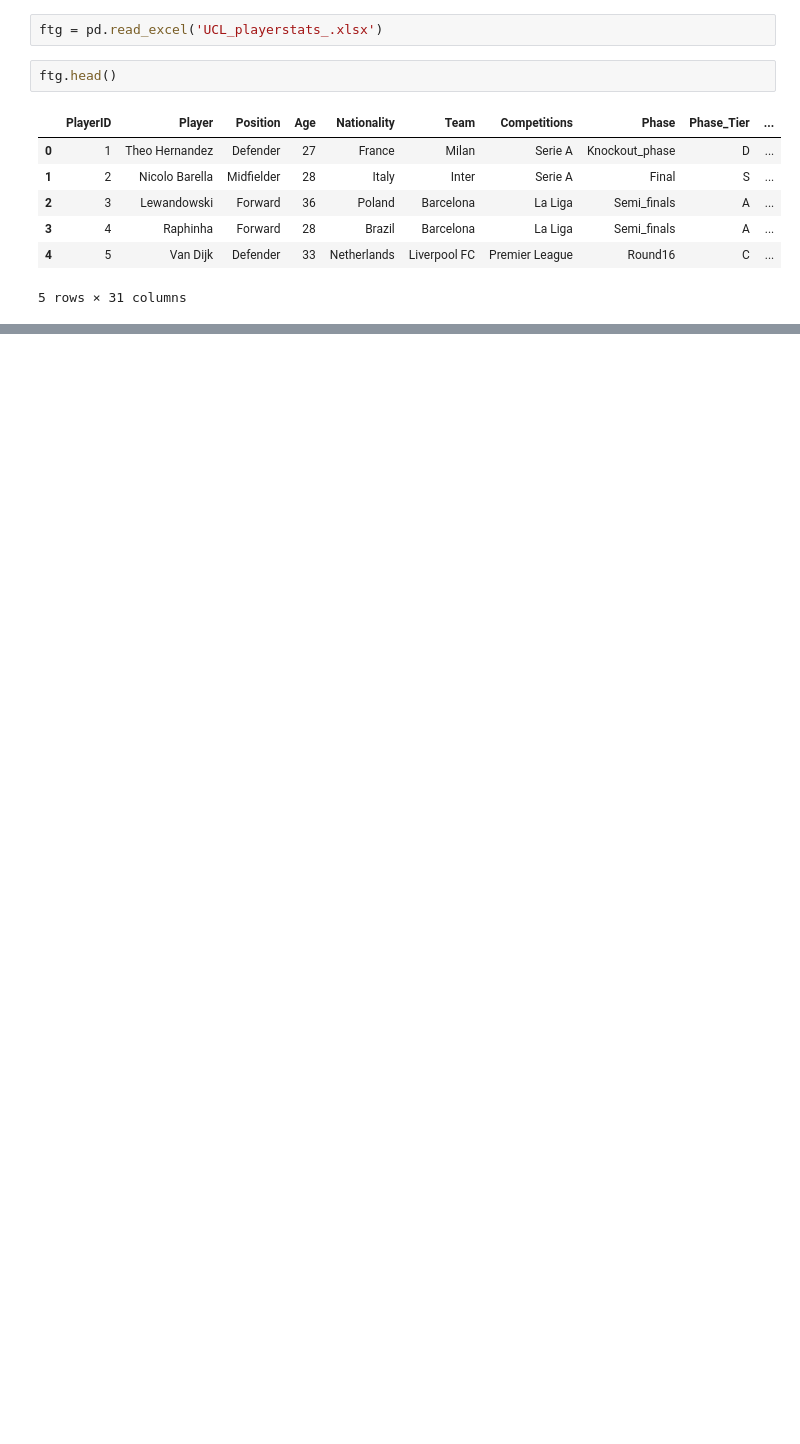
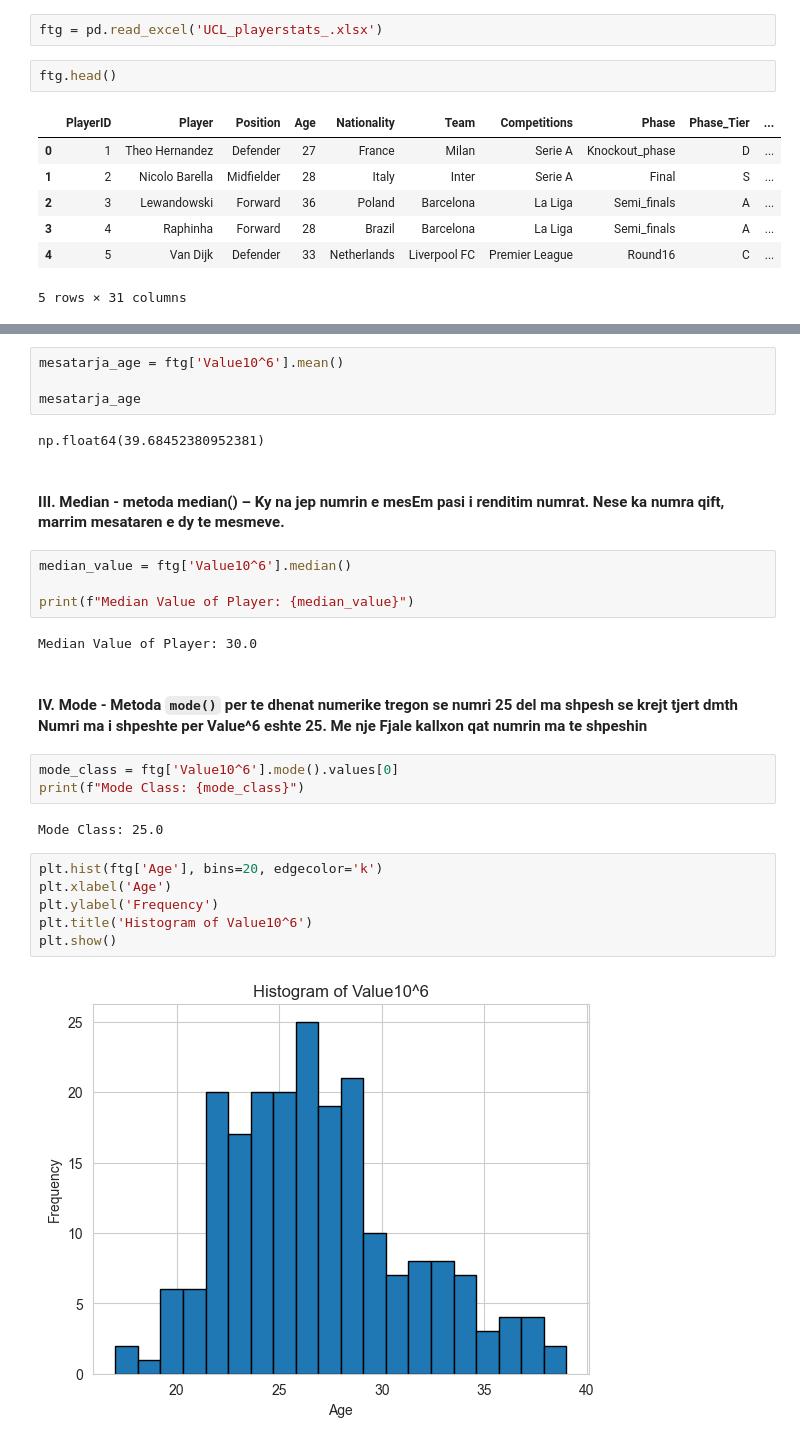
Before and after one commit to ArberKuqi/PythonDataScience_Project, a Jupyter notebook: ChampionsData/02-descriptive_statistics.ipynb, the cells around one changed output, grey strips where cells are left out. Cells and saved outputs as stored; diff of their text form; blank space fills up the shorter version.

```diff
--- a/ChampionsData/02-descriptive_statistics.ipynb
+++ b/ChampionsData/02-descriptive_statistics.ipynb
@@ -240,0 +25,29 @@ fig.show()
+# %%
+mesatarja_age = ftg['Value10^6'].mean()
+
+mesatarja_age
+# %% [output]
+np.float64(39.68452380952381)
+# %% [markdown]
+#### III. **Median** - metoda median() – Ky na jep numrin e mesEm pasi i renditim numrat. Nese ka numra qift, marrim mesataren e dy te  mesmeve.
+# %%
+median_value = ftg['Value10^6'].median()
+
+print(f"Median Value of Player: {median_value}")
+# %% [output]
+Median Value of Player: 30.0
+# %% [markdown]
+#### IV. **Mode** -  Metoda `mode()` per te dhenat numerike tregon se numri 25 del ma shpesh se krejt tjert dmth Numri ma i shpeshte per Value^6 eshte 25. Me nje Fjale kallxon qat numrin ma te shpeshin
+# %%
+mode_class = ftg['Value10^6'].mode().values[0]
+print(f"Mode Class: {mode_class}")
+# %% [output]
+Mode Class: 25.0
+# %%
+plt.hist(ftg['Age'], bins=20, edgecolor='k')
+plt.xlabel('Age')
+plt.ylabel('Frequency')
+plt.title('Histogram of Value10^6')
+plt.show()
+# %% [output]
+[figure, added]
```
Also changed, not shown: parts of 29 cells of this notebook.
